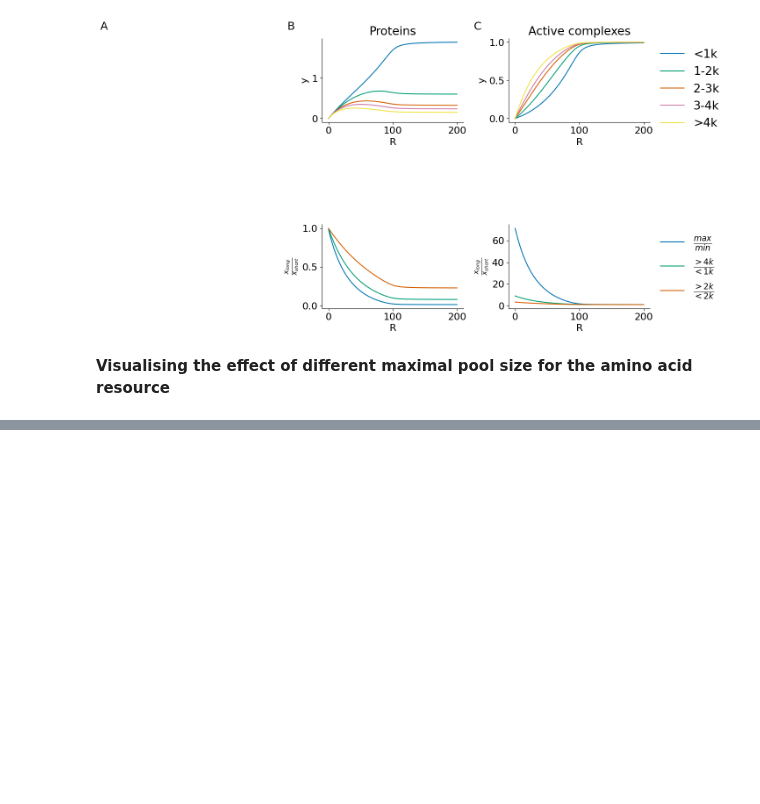
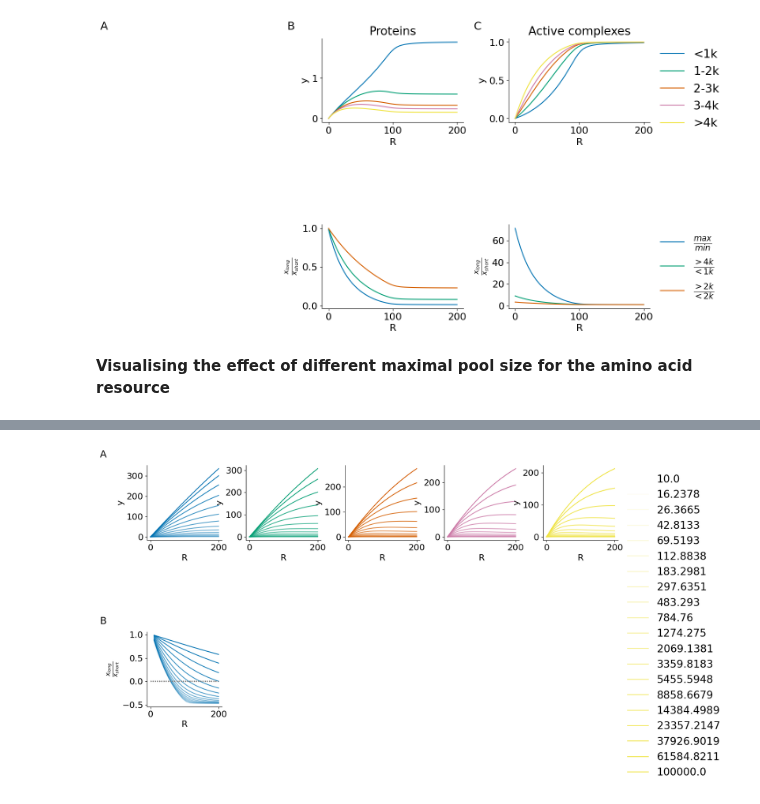
Before and after one commit to prubisch/competition_in_proteinsynthesis_in_autism, a Jupyter notebook: fig4_diff_ribo_competition_with_amino_acid.ipynb, the cells around one changed output, grey strips where cells are left out. Drawn from its saved outputs; the diff is of its cells as text; code cells hidden in the pictures; blank space fills up the shorter version.

```diff
--- a/fig4_diff_ribo_competition_with_amino_acid.ipynb
+++ b/fig4_diff_ribo_competition_with_amino_acid.ipynb
@@ -305,0 +512,81 @@ plt.show()
+# %%
+
+layout = '''
+    AAAAAAAAAA
+    AAAAAAAAAA
+    BBBBBBBBBB
+    '''
+
+fig = plt.figure(figsize=(16, 8))
+
+height_ratios = [1,0.1,1]
+width_ratios = [1,.1,1,.1,1,.1,1,.1,1,.1]
+
+specs, gs = panel_specs(layout, fig=fig)
+gs.set_height_ratios(height_ratios)
+gs.set_width_ratios(width_ratios)
+gs.hspace=0.8
+axes = {}
+for letter in 'AB':
+    axes[letter] = ax = fig.add_subplot(specs[letter])
+label_panels(axes, letters='AB', postfix='', offset_left=1.2)
+for a in list('AB'):
+    axes[a].set_axis_off()
+
+ylabels = ['proteins', 'mRNA+ribosome complexes', 'free mRNA']
+avs = np.linspace(0,1, Ys.shape[0])
+
+ax1 = fig.add_subplot(gs[0,0])
+ax2 = fig.add_subplot(gs[0,2])
+ax3 = fig.add_subplot(gs[0,4])
+ax4 = fig.add_subplot(gs[0,6])
+ax5 = fig.add_subplot(gs[0,8])
+ax = fig.add_subplot(gs[2,0])
+for i in range(Ys.shape[0]):
+
+    av1 = np.mean(results_ys[i,:, 2,s_1k], axis = 0)
+    av2 = np.mean(results_ys[i,:, 2,s_2k], axis = 0)
+    av3 = np.mean(results_ys[i,:, 2,s_3k], axis = 0)
+    av4 = np.mean(results_ys[i,:,2,s_4k], axis = 0)
+    av5 = np.mean(results_ys[i,:, 2,b_4k], axis = 0)
+
+
+    ax1.plot(Rs, av1, color= palette[0], alpha = avs[i])
+    ax2.plot(Rs, av2, color = palette[1], alpha = avs[i])
+    ax3.plot(Rs, av3, color = palette[2], alpha = avs[i])
+    ax4.plot(Rs, av4, color = palette[3], alpha = avs[i])
+    ax5.plot(Rs, av5, label = np.round(Ys[i],4), color =palette[4], alpha = avs[i])
+    ax.plot(Rs[1:], calc_comp_score(results_ys[i,:, 2,long_ind],results_ys[i,:, 2,short_ind], diff_axis = 1, mean_axis = 0), color = palette[0], alpha = avs[i])
+    ax.plot(Rs, Rs*0, linestyle = ':', color = 'grey')
+    #ax1.set_ylim(0,2)
+    #ax2.set_ylim(0,0.75)
+    #ax3.set_ylim(0,0.4)
+    #ax4.set_ylim(0,0.3)
+    #ax5.set_ylim(0,0.25)
+    #ax.set_ylim(0.2,0.8)
+ax1.set_xlabel('R')
+ax2.set_xlabel('R')
+ax3.set_xlabel('R')
+ax4.set_xlabel('R')
+ax5.set_xlabel('R')
+ax.set_xlabel('R')
+
+ax1.set_ylabel('y')
+ax2.set_ylabel('y')
+ax3.set_ylabel('y')
+ax4.set_ylabel('y')
+ax5.set_ylabel('y')
+ax.set_ylabel('$\\frac{x_{long}}{x_{short}}$')
+
+
+clear_axes(ax)
+clear_axes(ax1)
+clear_axes(ax2)
+clear_axes(ax3)
+clear_axes(ax4)
+clear_axes(ax5)
+ax5.legend(bbox_to_anchor=(1.0, 1.0), loc='upper left',  frameon = False)
+#plt.savefig(figures_path+'appfig5_Y_influence.pdf')
+plt.show()
+# %% [output]
+[figure, added]
```
Also changed, not shown: parts of 11 cells of this notebook, 24 other files.
